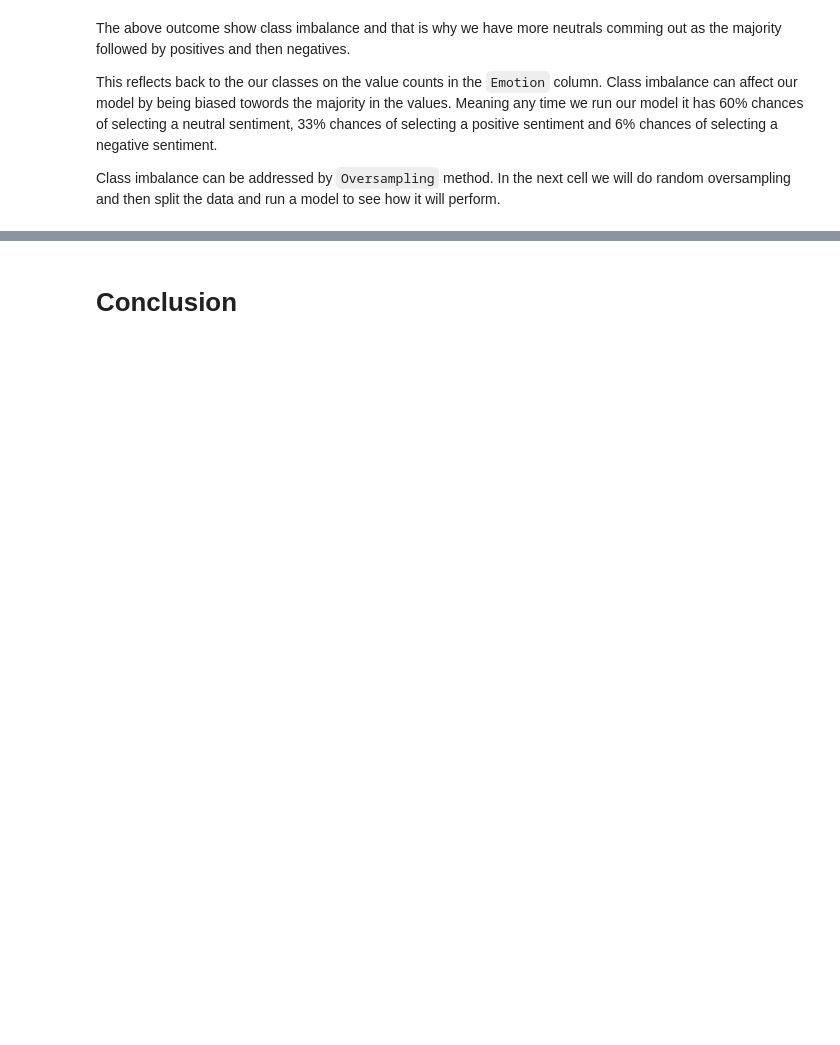
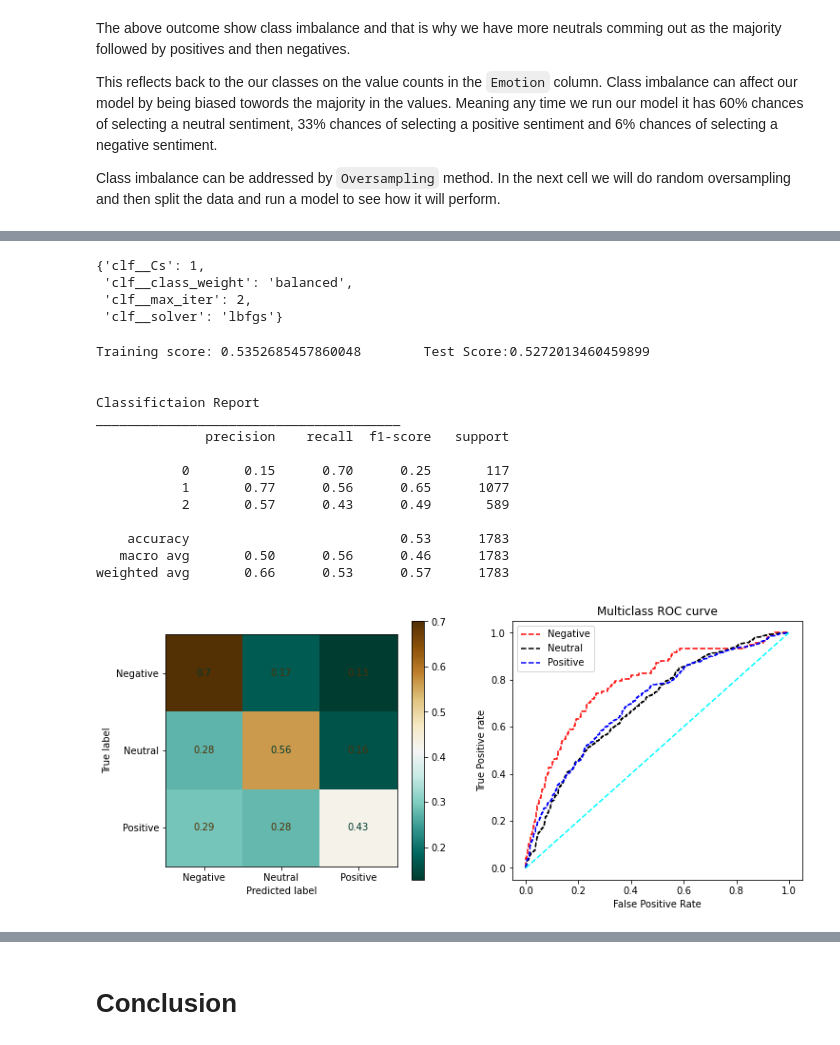
Before and after one commit to R3TR0Quan/twitter-sentiment-analysis, a Jupyter notebook: notebook.ipynb, the cells around one changed output, grey strips where cells are left out. Cells and saved outputs as stored; diff of their text form; code cells hidden in the pictures; blank space fills up the shorter version.

```diff
--- a/notebook.ipynb
+++ b/notebook.ipynb
@@ -748,0 +772,52 @@ From the observation above it looks like the model is now able to levelup the se
+# %%
+
+#clf_pipe = Pipeline([
+#('tfidf', TfidfVectorizer()),
+    #('oversampler', RandomOverSampler(random_state=42)),
+    #('clf', LogisticRegressionCV())
+#])
+
+param_grid = {
+    'clf__class_weight': ['balanced'],
+    'clf__max_iter': [2, 5],
+    'clf__Cs': [0.1, 1],
+    'clf__solver': ['liblinear', 'lbfgs', 'sag']
+}
+
+gs_lr = GridSearchCV(estimator=clf_pipe, param_grid=param_grid, scoring='recall_macro')
+gs_lr.fit(X_train, y_train)
+gs_lr.best_params_
+# %% [output]
+{'clf__Cs': 1,
+ 'clf__class_weight': 'balanced',
+ 'clf__max_iter': 2,
+ 'clf__solver': 'lbfgs'}
+# %%
+clf_pipe = Pipeline([
+    ('vectorizer', TfidfVectorizer(tokenizer=tokenizer.tokenize,
+                                   stop_words=stopwords_list)),
+    ('clf', LogisticRegressionCV(class_weight='balanced', Cs = [1],
+                                 random_state=42, max_iter=2,
+                                 solver='lbfgs',
+                                 cv=3))
+])
+
+clf_pipe.fit(X_train, y_train)
+y_pred = clf_pipe.predict(X_test)
+multiclass_eval(y_test, y_pred, X_test, X_train, clf_pipe)
+# %% [output]
+Training score: 0.5352685457860048        Test Score:0.5272013460459899
+
+
+Classifictaion Report
+_______________________________________
+              precision    recall  f1-score   support
+
+           0       0.15      0.70      0.25       117
+           1       0.77      0.56      0.65      1077
+           2       0.57      0.43      0.49       589
+
+    accuracy                           0.53      1783
+   macro avg       0.50      0.56      0.46      1783
+weighted avg       0.66      0.53      0.57      1783
+[figure, added]
```
Also changed, not shown: parts of 15 cells of this notebook.
